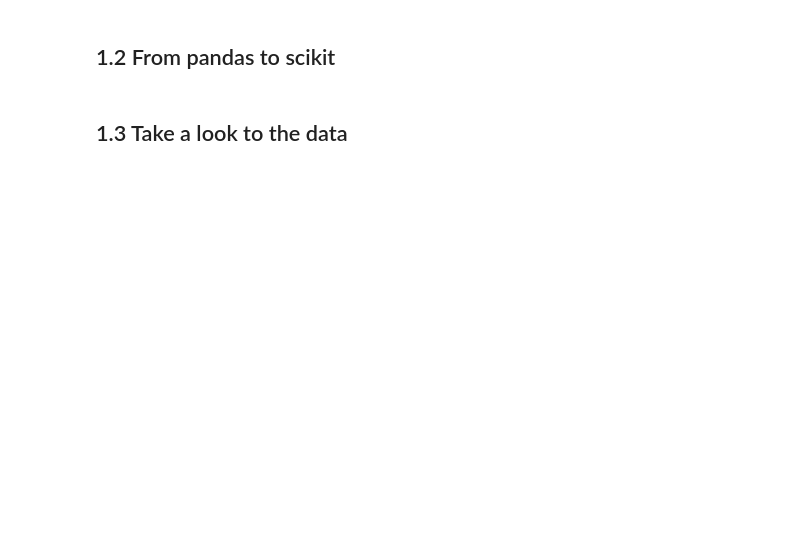
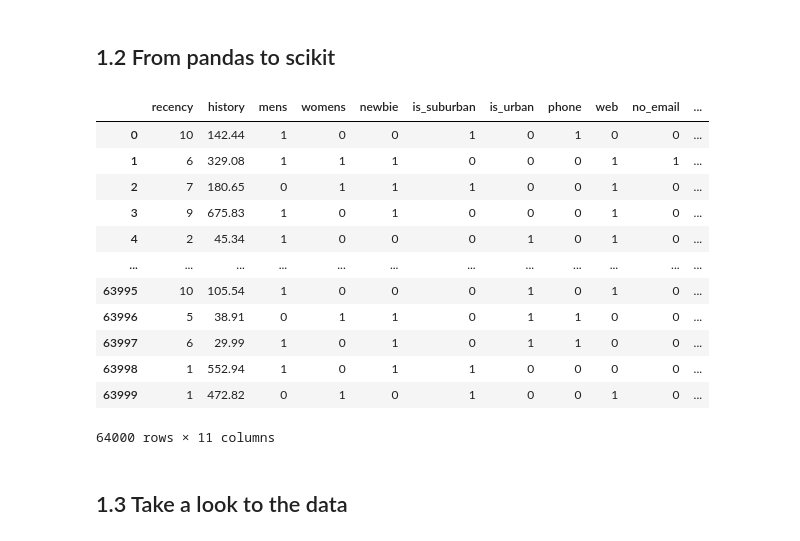
Before and after one commit to FelipeURJC/clustering, a Jupyter notebook: 01_realistic_example.ipynb, the cells around one changed output. Saved outputs shown, nothing was run; the diff lists cells and outputs as text; code cells hidden in the pictures; blank space fills up the shorter version.

```diff
--- a/01_realistic_example.ipynb
+++ b/01_realistic_example.ipynb
@@ -72,18 +106,32 @@ marketing_data_encoded.head(5)
 # %%
 from sklearn import preprocessing
 
 # convertimos el DataFrame al formato necesario para scikit-learn
-data = marketing_data_encoded.values
-
-y_visit      = data[:,-3]
-y_conversion = data[:,-2]
-y_spend      = data[:,-1]
-X = data[:,0:-3]    # nos quedamos con el resto
+y_visit      = marketing_data_encoded.visit
+y_conversion = marketing_data_encoded.conversion
+y_spend      = marketing_data_encoded.spend
+X = marketing_data_encoded.iloc[:,0:-3]    # nos quedamos con el resto
 
 feature_names = marketing_data_encoded.columns[0:-3].to_list()
 
 scaler = preprocessing.StandardScaler().fit(X)
 Xs = scaler.transform(X)
+
+X
+# %% [output]
+|  | recency | history | mens | womens | newbie | is_suburban | is_urban | phone | web | no_email | ... |
+| 0 | 10 | 142.44 | 1 | 0 | 0 | 1 | 0 | 1 | 0 | 0 | ... |
+| 1 | 6 | 329.08 | 1 | 1 | 1 | 0 | 0 | 0 | 1 | 1 | ... |
+| 2 | 7 | 180.65 | 0 | 1 | 1 | 1 | 0 | 0 | 1 | 0 | ... |
+| 3 | 9 | 675.83 | 1 | 0 | 1 | 0 | 0 | 0 | 1 | 0 | ... |
+| 4 | 2 | 45.34 | 1 | 0 | 0 | 0 | 1 | 0 | 1 | 0 | ... |
+| ... | ... | ... | ... | ... | ... | ... | ... | ... | ... | ... | ... |
+| 63995 | 10 | 105.54 | 1 | 0 | 0 | 0 | 1 | 0 | 1 | 0 | ... |
+| 63996 | 5 | 38.91 | 0 | 1 | 1 | 0 | 1 | 1 | 0 | 0 | ... |
+| 63997 | 6 | 29.99 | 1 | 0 | 1 | 0 | 1 | 1 | 0 | 0 | ... |
+| 63998 | 1 | 552.94 | 1 | 0 | 1 | 1 | 0 | 0 | 0 | 0 | ... |
+| 63999 | 1 | 472.82 | 0 | 1 | 0 | 1 | 0 | 0 | 1 | 0 | ... |
+64000 rows × 11 columns
 # %% [markdown]
 ## 1.3 Take a look to the data
 # %%
```
Also changed, not shown: parts of 12 cells of this notebook.
